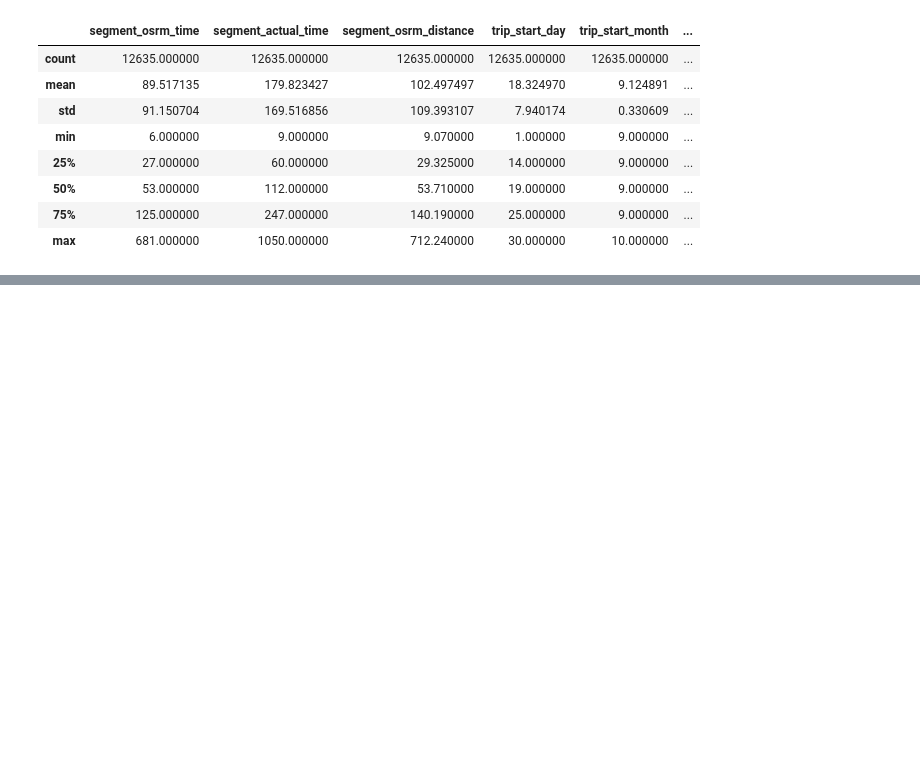
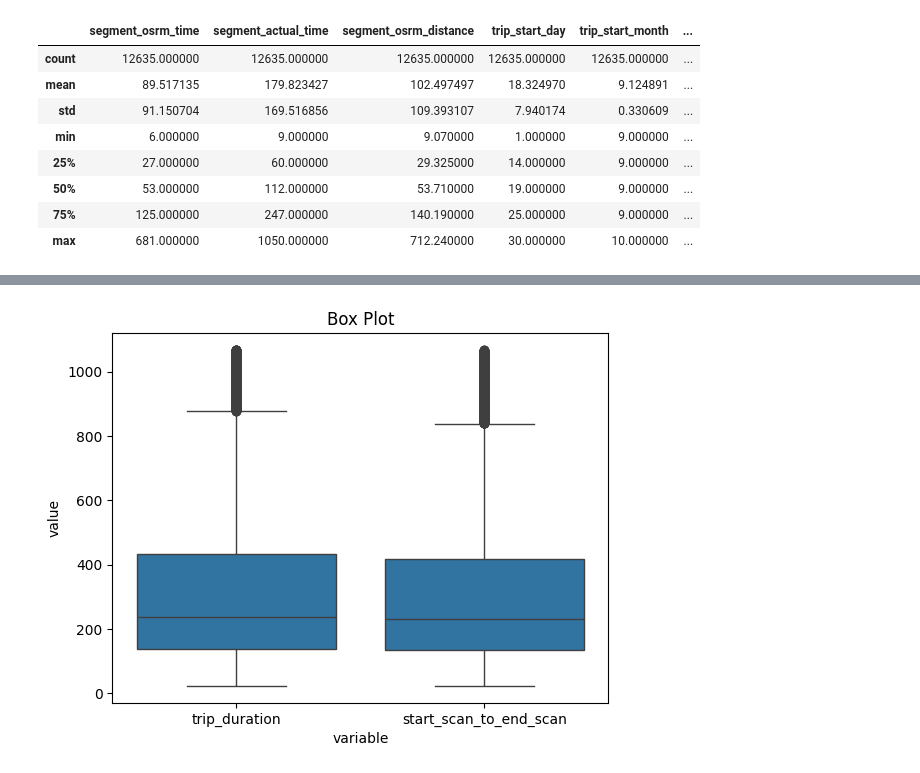
Before and after one commit to akshayabhale1406/SCLR_Delhivery_FE, a Jupyter notebook: Delhivery_FE.ipynb, the cells around one changed output, grey strips where cells are left out. Cells and saved outputs as stored; diff of their text form; code cells hidden in the pictures; blank space fills up the shorter version.

```diff
--- a/Delhivery_FE.ipynb
+++ b/Delhivery_FE.ipynb
@@ -481,0 +486,7 @@ data_without_outliers1.describe()
+# %%
+df_melted = pd.melt(data_without_outliers1.reset_index(), id_vars=['trip_uuid'], value_vars=['trip_duration', 'start_scan_to_end_scan'])
+sns.boxplot(x='variable', y='value', data=df_melted)
+plt.title('Box Plot')
+plt.show()
+# %% [output]
+[figure, added]
```
Also changed, not shown: parts of 2 cells of this notebook.
